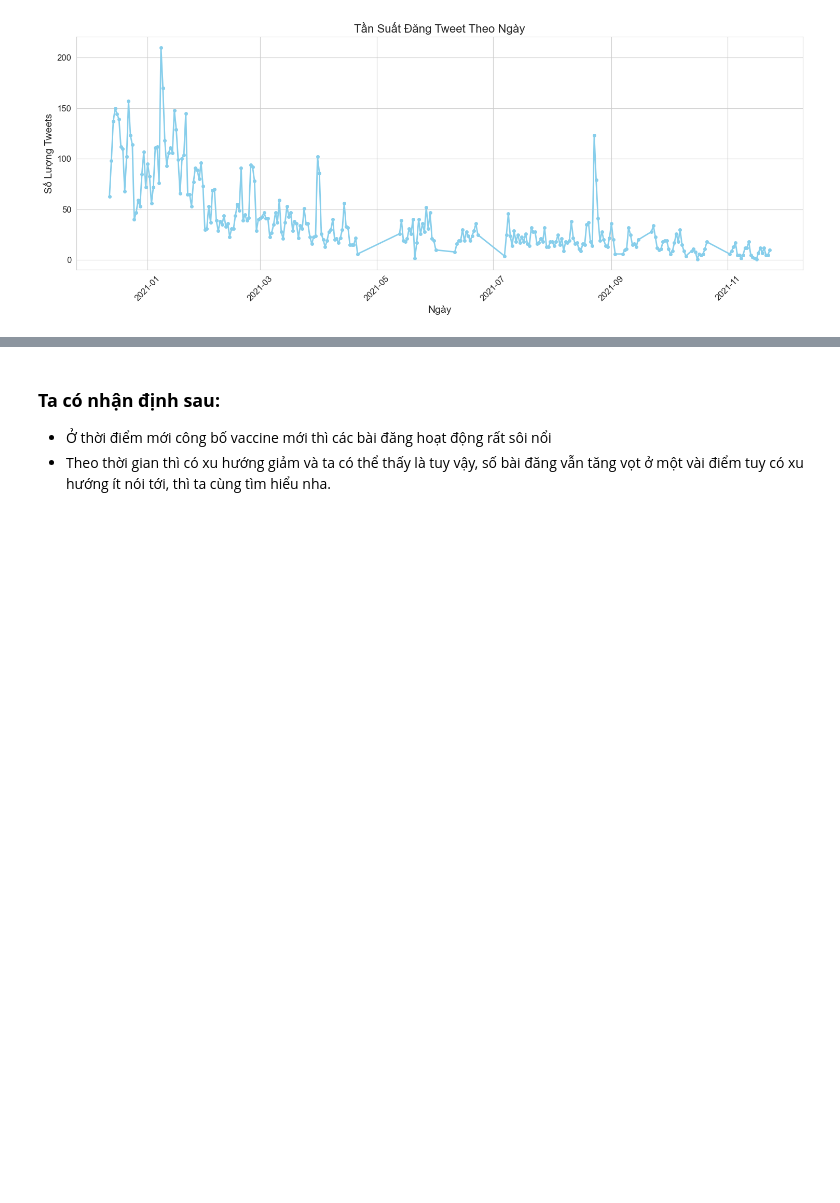
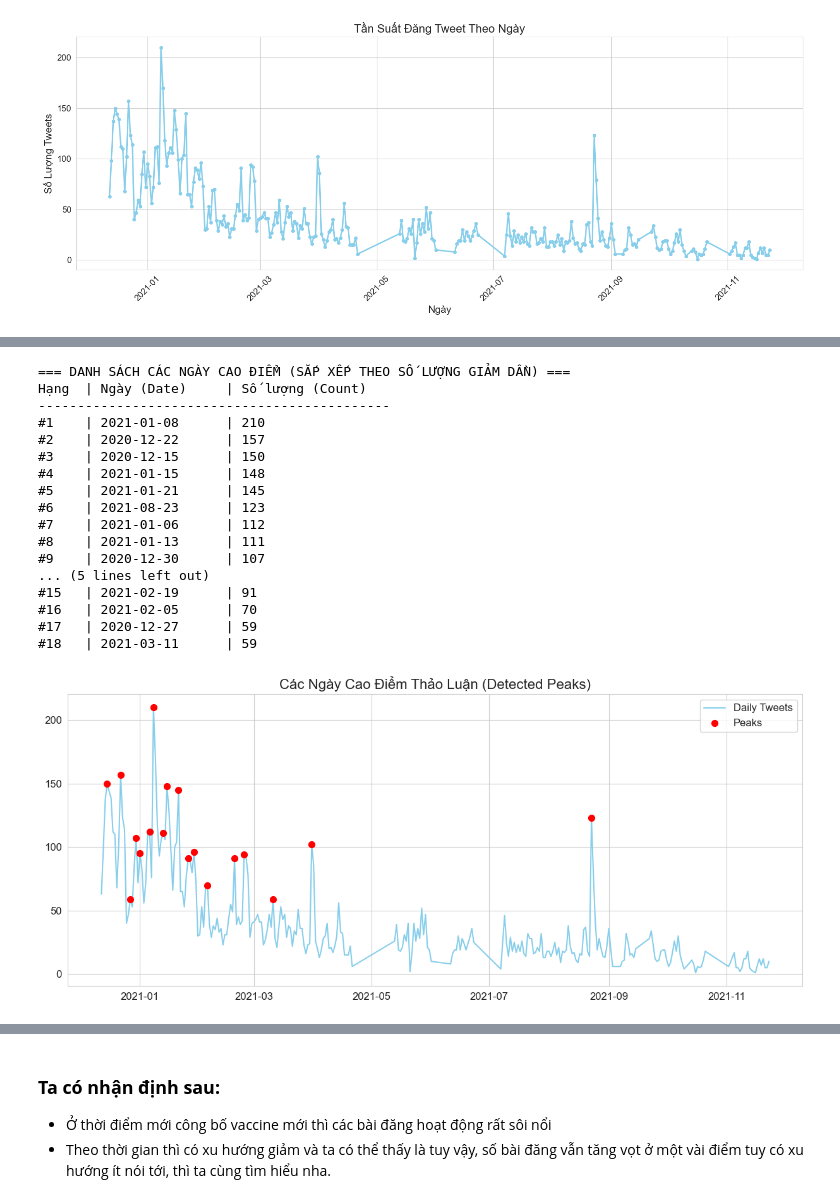
Before and after one commit to tientien01/LTKHDL---Pfizer-Vaccine-Tweets---23120370, a Jupyter notebook: notebooks/01_data_exploration.ipynb, the cells around one changed output, grey strips where cells are left out. Saved outputs shown, nothing was run; the diff lists cells and outputs as text; code cells hidden in the pictures; blank space fills up the shorter version.

```diff
--- a/notebooks/01_data_exploration.ipynb
+++ b/notebooks/01_data_exploration.ipynb
@@ -428,0 +693,62 @@ plt.show()
+# %%
+import numpy as np
+
+# Giả sử bạn đã có 'counts' và 'unique_dates_dt' từ đoạn code trước
+# Nếu chưa chạy, hãy đảm bảo biến 'counts' (số lượng tweet mỗi ngày) đã được tính
+
+# 1. Tìm các đỉnh địa phương (Local Maxima)
+# Một điểm là đỉnh nếu nó lớn hơn điểm liền trước VÀ lớn hơn điểm liền sau
+# counts[1:-1] là các điểm ở giữa (bỏ đầu và cuối)
+# counts[:-2] là các điểm bên trái
+# counts[2:] là các điểm bên phải
+is_peak = (counts[1:-1] > counts[:-2]) & (counts[1:-1] > counts[2:])
+
+# Lấy index của các đỉnh (cộng thêm 1 vì mảng is_peak bị thụt 1 so với counts gốc)
+peak_indices = np.where(is_peak)[0] + 1
+
+# 2. Lọc các đỉnh "có ý nghĩa" (Significant Peaks)
+# Chỉ lấy những đỉnh cao hơn mức trung bình + độ lệch chuẩn (để bỏ nhiễu)
+threshold = np.mean(counts) + 0.5 * np.std(counts) # Ngưỡng tùy chỉnh (0.5 std là vừa phải)
+significant_peak_indices = [i for i in peak_indices if counts[i] > threshold]
+
+sorted_peaks_by_count = sorted(significant_peak_indices, key=lambda i: counts[i], reverse=True)
+
+print(f"=== DANH SÁCH CÁC NGÀY CAO ĐIỂM (SẮP XẾP THEO SỐ LƯỢNG GIẢM DẦN) ===")
+print(f"{'Hạng':<5} | {'Ngày (Date)':<15} | {'Số lượng (Count)'}")
+print("-" * 45)
+
+for rank, idx in enumerate(sorted_peaks_by_count):
+    date_str = str(unique_dates_dt[idx]).split('T')[0] # Lấy ngày
+    count_val = counts[idx]                            # Lấy số lượng
+    print(f"#{rank+1:<4} | {date_str:<15} | {count_val}")
+
+# (Tùy chọn) Vẽ lại biểu đồ và đánh dấu các đỉnh này
+plt.figure(figsize=(15, 6))
+plt.plot(unique_dates_dt, counts, color='skyblue', label='Daily Tweets')
+# Vẽ các chấm đỏ tại các đỉnh tìm được
+plt.scatter(unique_dates_dt[significant_peak_indices],
+            counts[significant_peak_indices],
+            color='red', s=50, zorder=5, label='Peaks')
+
+plt.title('Các Ngày Cao Điểm Thảo Luận (Detected Peaks)', fontsize=16)
+plt.legend()
+plt.show()
+# %% [output]
+=== DANH SÁCH CÁC NGÀY CAO ĐIỂM (SẮP XẾP THEO SỐ LƯỢNG GIẢM DẦN) ===
+Hạng  | Ngày (Date)     | Số lượng (Count)
+---------------------------------------------
+#1    | 2021-01-08      | 210
+#2    | 2020-12-22      | 157
+#3    | 2020-12-15      | 150
+#4    | 2021-01-15      | 148
+#5    | 2021-01-21      | 145
+#6    | 2021-08-23      | 123
+#7    | 2021-01-06      | 112
+#8    | 2021-01-13      | 111
+#9    | 2020-12-30      | 107
+... (5 lines left out)
+#15   | 2021-02-19      | 91
+#16   | 2021-02-05      | 70
+#17   | 2020-12-27      | 59
+#18   | 2021-03-11      | 59
+[figure, added]
```
Also changed, not shown: parts of 39 cells of this notebook.
